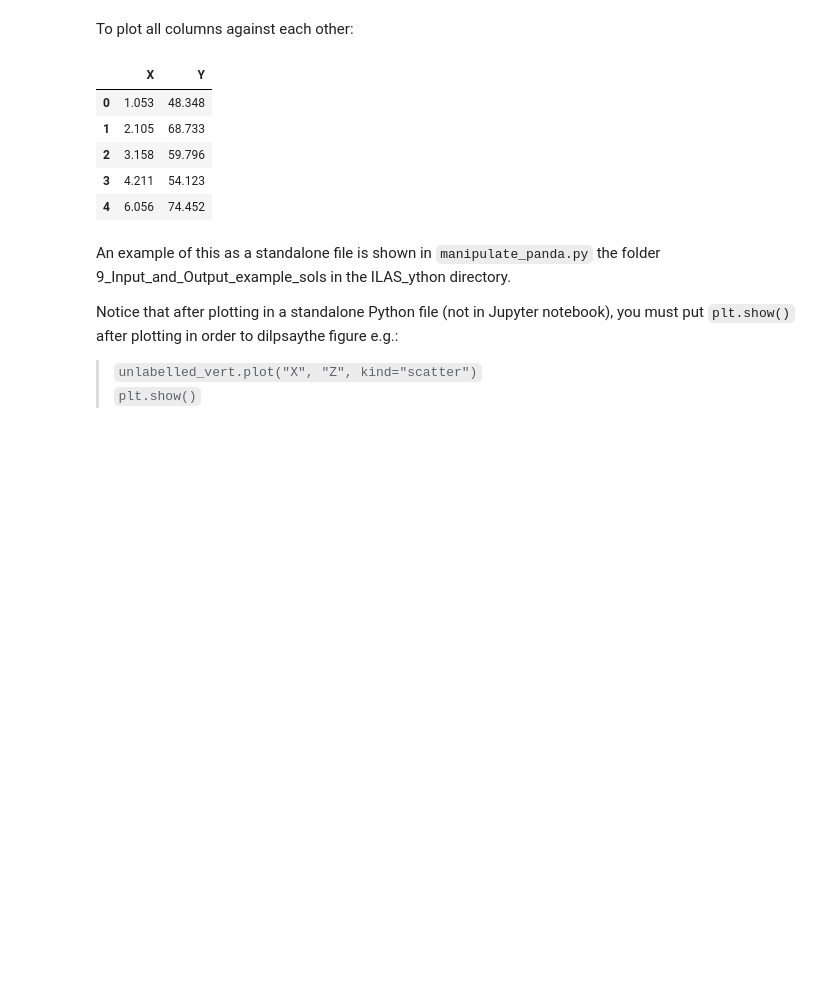
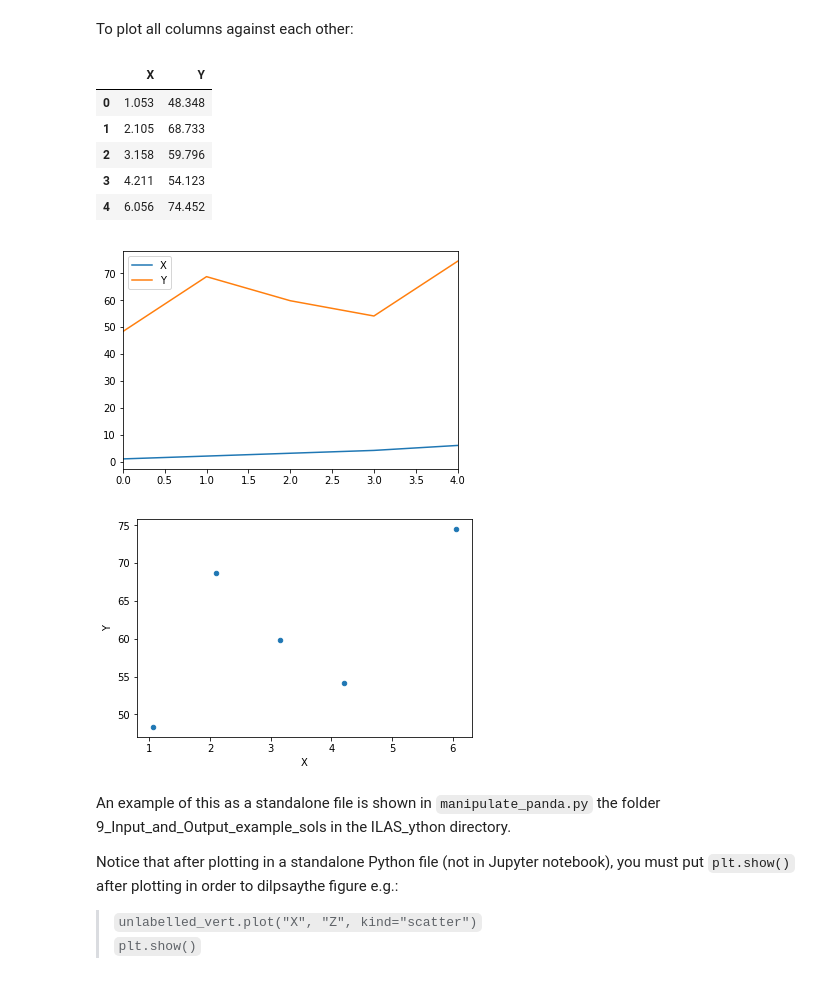
Before and after one commit to Maruja/MariaLopez, a Jupyter notebook: 9_Input_and_Output.ipynb, the cells around one changed output. Cells and saved outputs as stored; diff of their text form; code cells hidden in the pictures; blank space fills up the shorter version.

```diff
--- a/9_Input_and_Output.ipynb
+++ b/9_Input_and_Output.ipynb
@@ -1181,18 +1216,25 @@ To plot all columns against each other:
 # %%
 #import data
 headers = ["X","Y"]
 unlabelled_vert = read_csv('sample_data/noHeader_noIndex_vert.csv', names=headers)
 display(unlabelled_vert)
 
 #plot
 unlabelled_vert.plot()
+plt.show()
+
+
+unlabelled_vert.plot("X", "Y", kind="scatter")
+plt.show()
 # %% [output]
 |  | X | Y |
 | 0 | 1.053 | 48.348 |
 | 1 | 2.105 | 68.733 |
 | 2 | 3.158 | 59.796 |
 | 3 | 4.211 | 54.123 |
 | 4 | 6.056 | 74.452 |
+[figure, added]
+[figure, added]
 # %% [markdown]
 An example of this as a standalone file is shown in `manipulate_panda.py` the folder 9_Input_and_Output_example_sols in the ILAS_ython directory.
 
```
Also changed, not shown: parts of 30 cells of this notebook, 6 other files.
